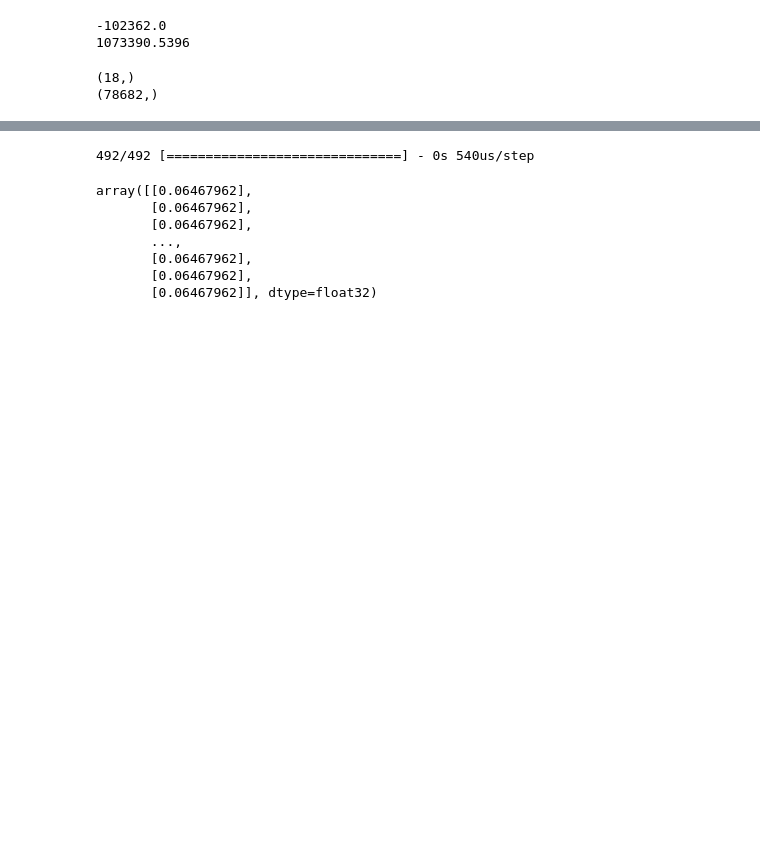
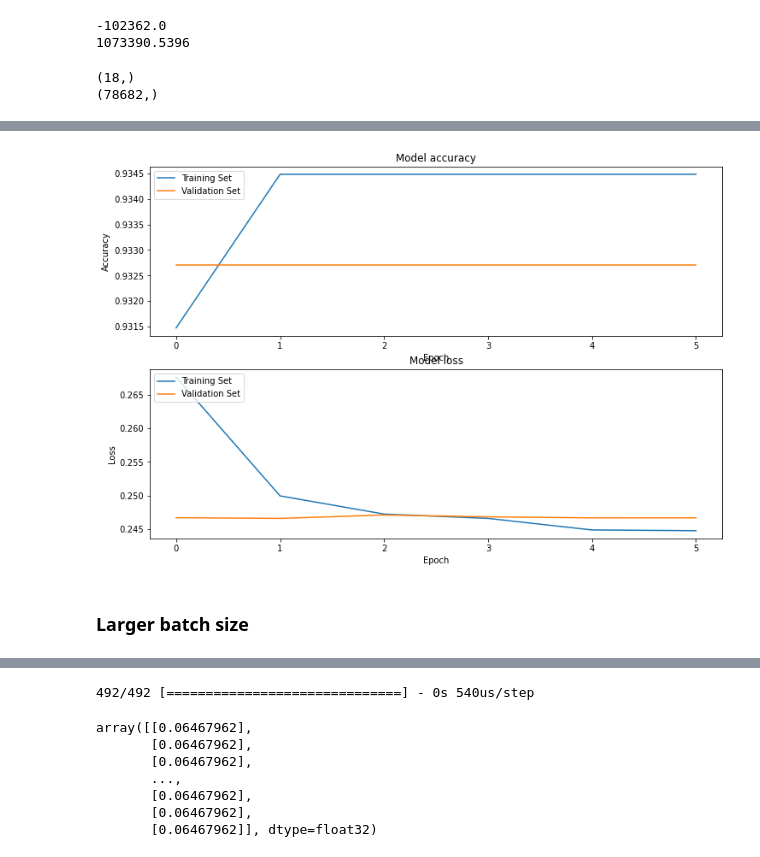
Before and after one commit to EvanaHolevas/going-concern-198, a Jupyter notebook: tf_bankruptcy.ipynb, the cells around one changed output, grey strips where cells are left out. Drawn from its saved outputs; the diff is of its cells as text; code cells hidden in the pictures; blank space fills up the shorter version.

```diff
--- a/tf_bankruptcy.ipynb
+++ b/tf_bankruptcy.ipynb
@@ -70,3 +198,24 @@ print(input_shapeY)
+# %%
+def plot_history(history):
+    fig, axs = plt.subplots(2, 1, figsize=(12, 8))
+
+    # Plot training & validation accuracy values
+    axs[0].plot(history.history['accuracy'])
+    axs[0].plot(history.history['val_accuracy'])
+    axs[0].set_title('Model accuracy')
+    axs[0].set_ylabel('Accuracy')
+    axs[0].set_xlabel('Epoch')
+    axs[0].legend(['Training Set', 'Validation Set'], loc='upper left')
+
+    # Plot training & validation loss values
+    axs[1].plot(history.history['loss'])
+    axs[1].plot(history.history['val_loss'])
+    axs[1].set_title('Model loss')
+    axs[1].set_ylabel('Loss')
+    axs[1].set_xlabel('Epoch')
+    axs[1].legend(['Training Set', 'Validation Set'], loc='upper left')
+
+    plt.show()
 # %%
 def bankruptcy_model():
     model = tf.keras.Sequential([
@@ -119,0 +301,6 @@ model.evaluate(X_test, y_test, verbose=2)
+# %%
+plot_history(history)
+# %% [output]
+[figure, added]
+# %% [markdown]
+### Larger batch size
```
Also changed, not shown: parts of 31 cells of this notebook.
